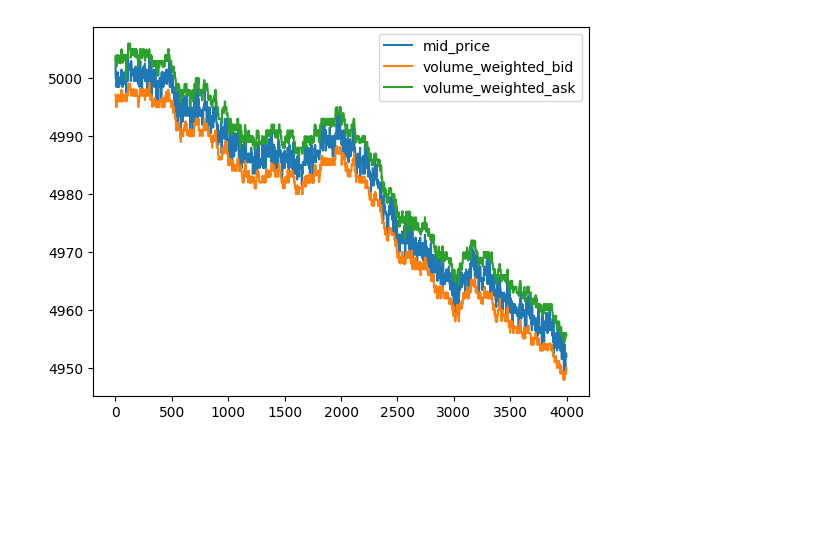
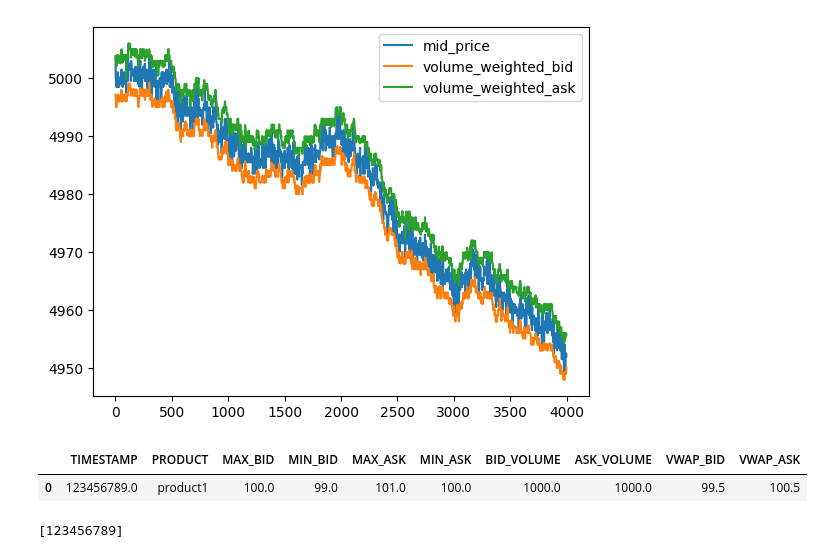
Before and after one commit to yinkiatho/IMC-Prosperity, a Jupyter notebook: preprocessing.ipynb, the cells around one changed output. Cells and saved outputs as stored; diff of their text form; code cells hidden in the pictures; blank space fills up the shorter version.

Commit message:
added stationary trading function and dictionary database

```diff
--- a/preprocessing.ipynb
+++ b/preprocessing.ipynb
@@ -52,3 +52,80 @@ Product:  AMETHYSTS
 Product:  STARFRUIT
 4980.30225
 [figure]
+# %%
+import jsonpickle
+import pandas as pd
+
+database = pd.DataFrame({
+    'TIMESTAMP': [],
+    'PRODUCT': [],
+    'MAX_BID': [],
+    'MIN_BID': [],
+    'MAX_ASK': [],
+    'MIN_ASK': [],
+    'BID_VOLUME': [],
+    'ASK_VOLUME': [],
+    'VWAP_BID': [],
+    'VWAP_ASK': [],
+})
+
+
+#Sample entry
+entry = {
+    'TIMESTAMP': 123456789,
+    'PRODUCT': 'product1',
+    'MAX_BID': 100,
+    'MIN_BID': 99,
+    'MAX_ASK': 101,
+    'MIN_ASK': 100,
+    'BID_VOLUME': 1000,
+    'ASK_VOLUME': 1000,
+    'VWAP_BID': 99.5,
+    'VWAP_ASK': 100.5,
+}
+
+
+database = pd.concat([database, pd.DataFrame([entry])], ignore_index=True)
+
+
+#Save the database
+database
+# %% [output]
+|  | TIMESTAMP | PRODUCT | MAX_BID | MIN_BID | MAX_ASK | MIN_ASK | BID_VOLUME | ASK_VOLUME | VWAP_BID | VWAP_ASK |
+| 0 | 123456789.0 | product1 | 100.0 | 99.0 | 101.0 | 100.0 | 1000.0 | 1000.0 | 99.5 | 100.5 |
+# %%
+dict = {
+    'TIMESTAMP': [],
+    'PRODUCT': [],
+    'MAX_BID': [],
+    'MIN_BID': [],
+    'MAX_ASK': [],
+    'MIN_ASK': [],
+    'BID_VOLUME': [],
+    'ASK_VOLUME': [],
+    'VWAP_BID': [],
+    'VWAP_ASK': [],
+}
+
+dict['TIMESTAMP'].append(123456789)
+dict['PRODUCT'].append('product1')
+dict['MAX_BID'].append(100)
+dict['MIN_BID'].append(99)
+dict['MAX_ASK'].append(101)
+dict['MIN_ASK'].append(100)
+dict['BID_VOLUME'].append(1000)
+dict['ASK_VOLUME'].append(1000)
+dict['VWAP_BID'].append(99.5)
+dict['VWAP_ASK'].append(100.5)
+
+
+#Save the database
+
+dict_string = jsonpickle.encode(dict)
+dict_string
+
+
+dict = jsonpickle.decode(dict_string)
+dict['TIMESTAMP']
+# %% [output]
+[123456789]
```
Also changed, not shown: 4 other files.
